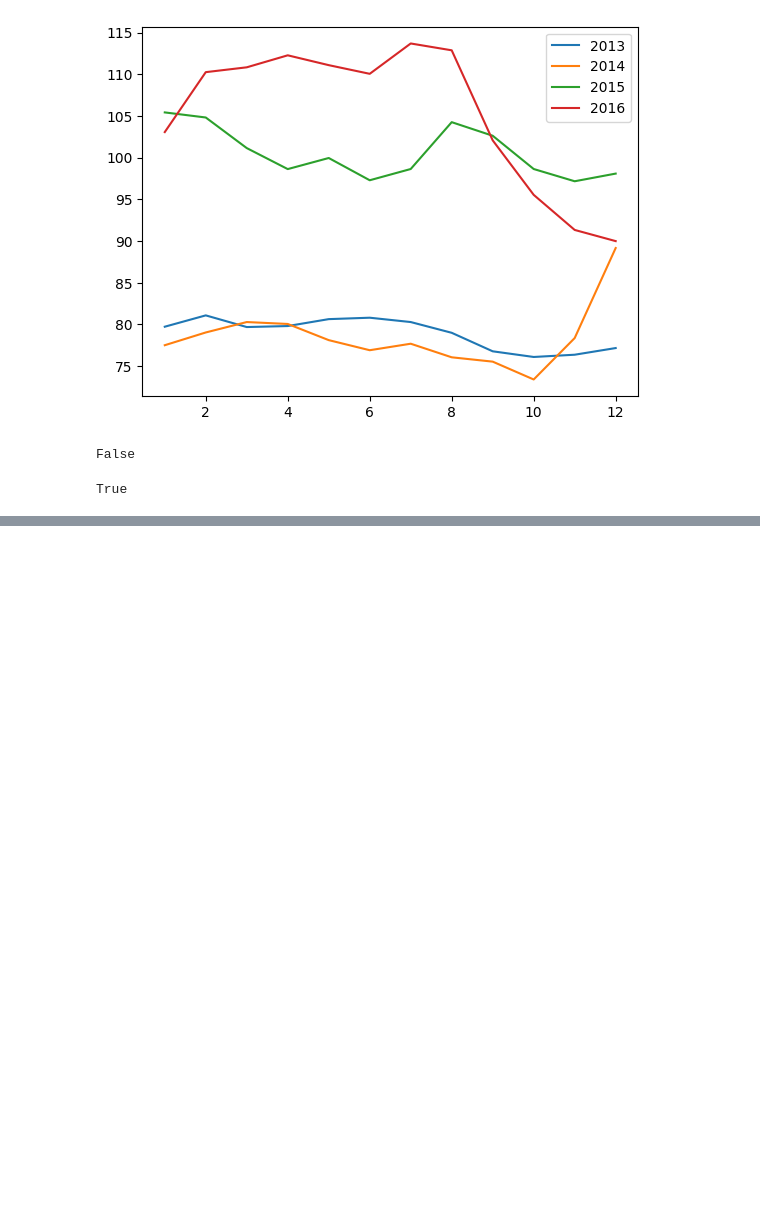
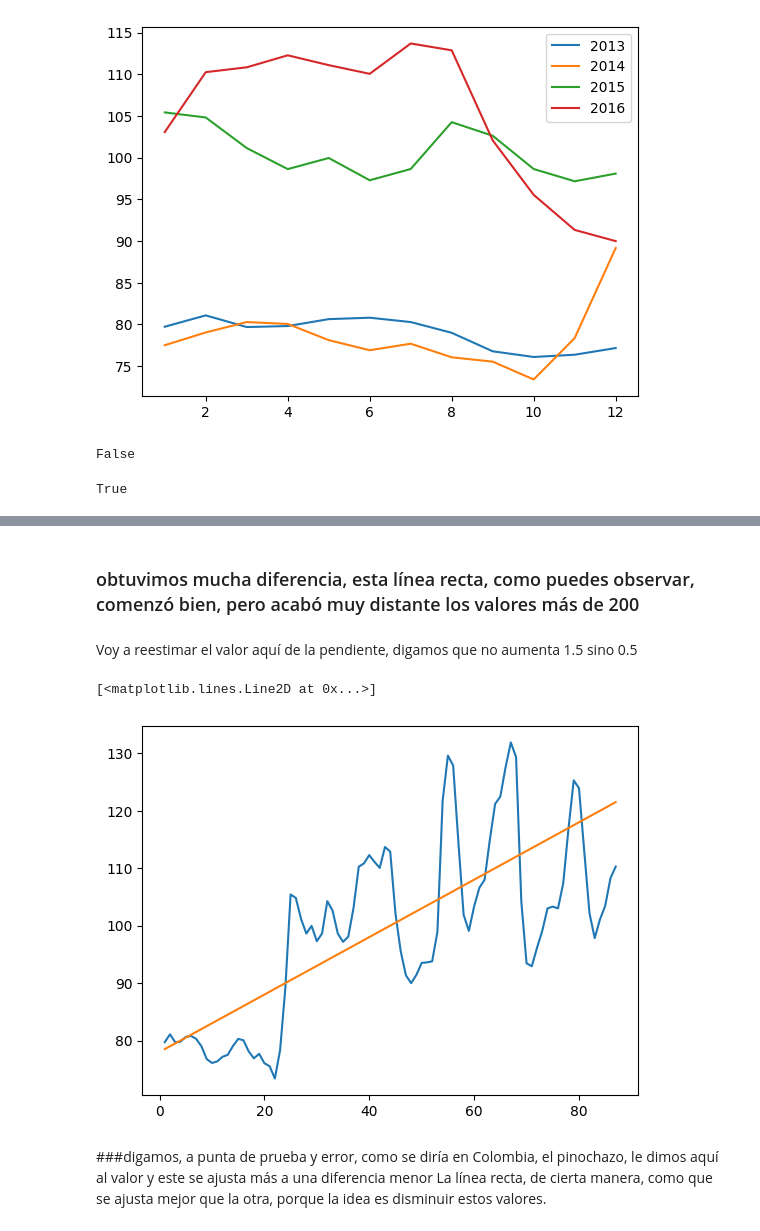
Before and after one commit to Harold-dev-code/numpy_alura, a Jupyter notebook: Numpy.ipynb, the cells around one changed output, grey strips where cells are left out. Drawn from its saved outputs; the diff is of its cells as text; code cells hidden in the pictures; blank space fills up the shorter version.

```diff
--- a/Numpy.ipynb
+++ b/Numpy.ipynb
@@ -245,0 +273,14 @@ True
+# %% [markdown]
+### obtuvimos mucha diferencia,  esta línea recta, como puedes observar, comenzó bien, pero acabó muy distante los valores más de 200
+# %% [markdown]
+Voy a reestimar el valor aquí de la pendiente, digamos que no aumenta 1.5 sino 0.5
+# %%
+x=fechas # Asigna el array 'fechas' a 'x'
+y=0.5 * x + 78 # Recalcula 'y' con una pendiente diferente para ajustar mejor la línea
+plt.plot(fechas,Moscu) # Grafica los precios de Moscu
+plt.plot(x,y) # Superpone la nueva línea recta sobre los precios de Moscu
+# %% [output]
+[<matplotlib.lines.Line2D at 0x...>]
+[figure, added]
+# %% [markdown]
+###digamos, a punta de prueba y error, como se diría en Colombia, el pinochazo, le dimos aquí al valor y este se ajusta más a una diferencia menor La línea recta, de cierta manera, como que se ajusta mejor que la otra, porque la idea es disminuir estos valores.
```
Also changed, not shown: parts of 44 cells of this notebook.
